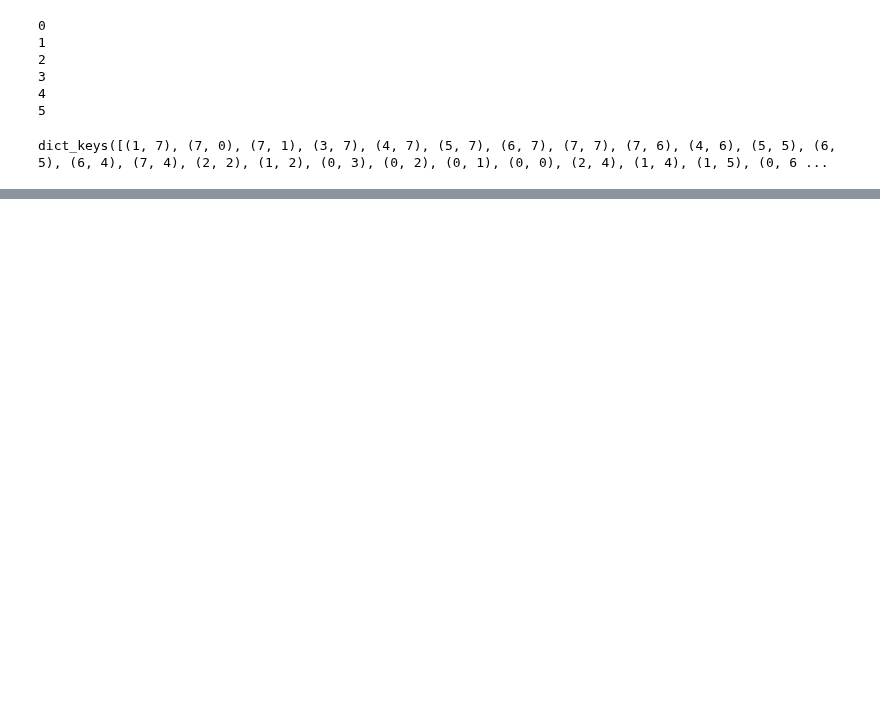
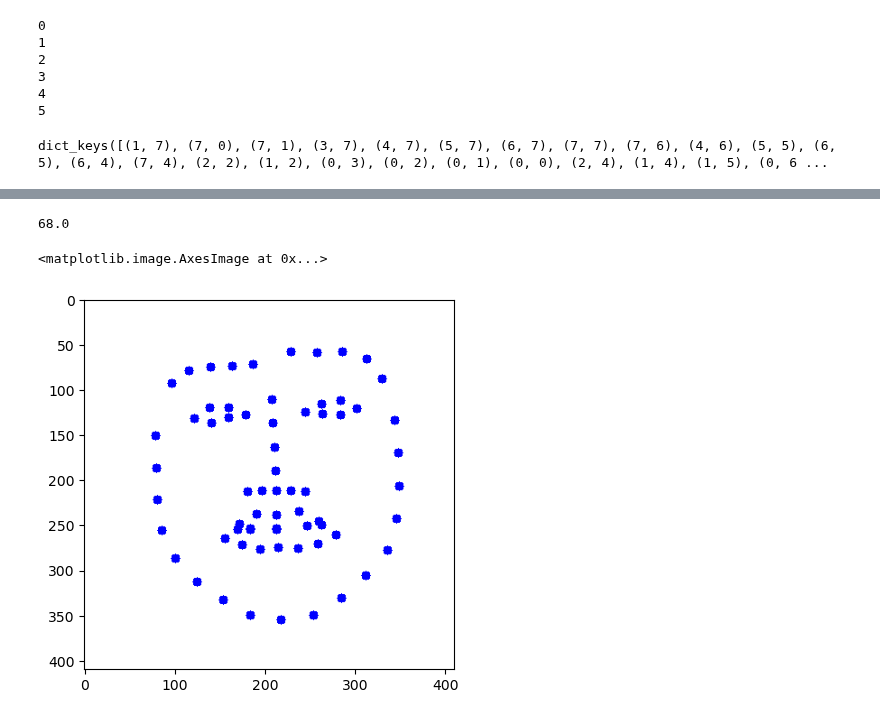
Before and after one commit to aliciaamaliaalvarezmon/SynthesisEmotions, a Jupyter notebook: Notebook/SynthesisEmotionAlgo.ipynb, the cells around one changed output, grey strips where cells are left out. Cells and saved outputs as stored; diff of their text form; code cells hidden in the pictures; blank space fills up the shorter version.

```diff
--- a/Notebook/SynthesisEmotionAlgo.ipynb
+++ b/Notebook/SynthesisEmotionAlgo.ipynb
@@ -39,0 +153,10 @@ dict_keys([(1, 7), (7, 0), (7, 1), (3, 7), (4, 7), (5, 7), (6, 7), (7, 7), (7, 6
+# %%
+landmark_al = pd.read_csv('../probando_aligned_landmarks_test.csv',header = None)
+landmark_al.iloc[187]
+
+landnew = []
+for i in range(0, 68):
+    loc = [landmark_al.iloc[187][i]-160, landmark_al.iloc[187][i+68]-80]
+    landnew.append(loc)
+landnew = np.asarray(landnew)
+landnew
@@ -39,0 +181,26 @@ dict_keys([(1, 7), (7, 0), (7, 1), (3, 7), (4, 7), (5, 7), (6, 7), (7, 7), (7, 6
+# %%
+136/2
+# %% [output]
+68.0
+# %%
+import cv2
+import numpy as np
+
+image6 = cv2.imread('../cropped_img.png')
+image7 = cv2.cvtColor(image6, cv2.COLOR_BGR2GRAY)
+width, height = image7.shape
+
+
+# Make empty black image of size (100,100)
+img5 = np.full((width,height),255)
+cv2.imwrite('../blank.png', img5)
+img6 = cv2.imread('../blank.png')
+pts = landnew
+pts
+for i in pts:
+    img6 = cv2.circle(img6, (int(i[0]),int(i[1])), radius=5, color=(0,0,255), thickness=-1)
+cv2.imwrite('../ONLYLANDMARKS_IMG.png', img6)
+plt.imshow(img6)
+# %% [output]
+<matplotlib.image.AxesImage at 0x...>
+[figure, added]
```
Also changed, not shown: parts of 8 cells of this notebook.
